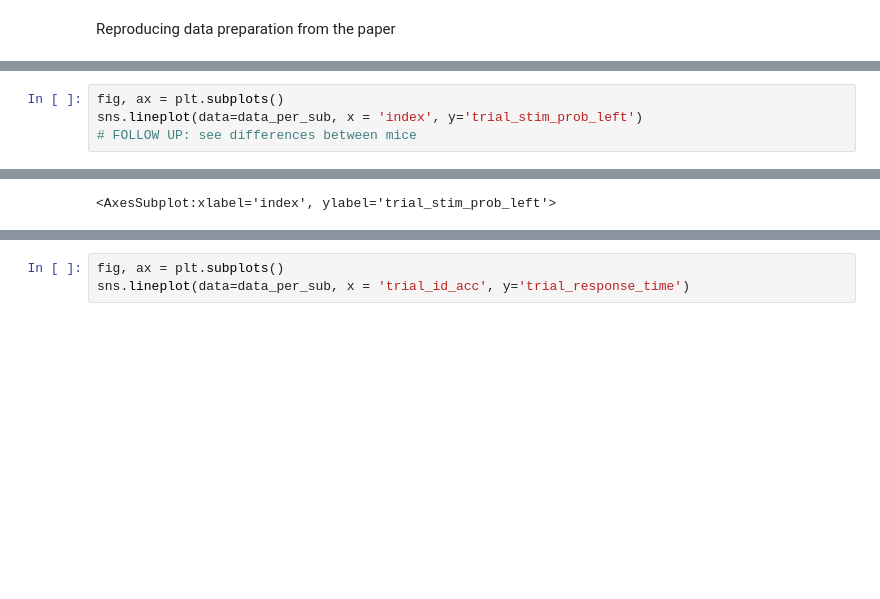
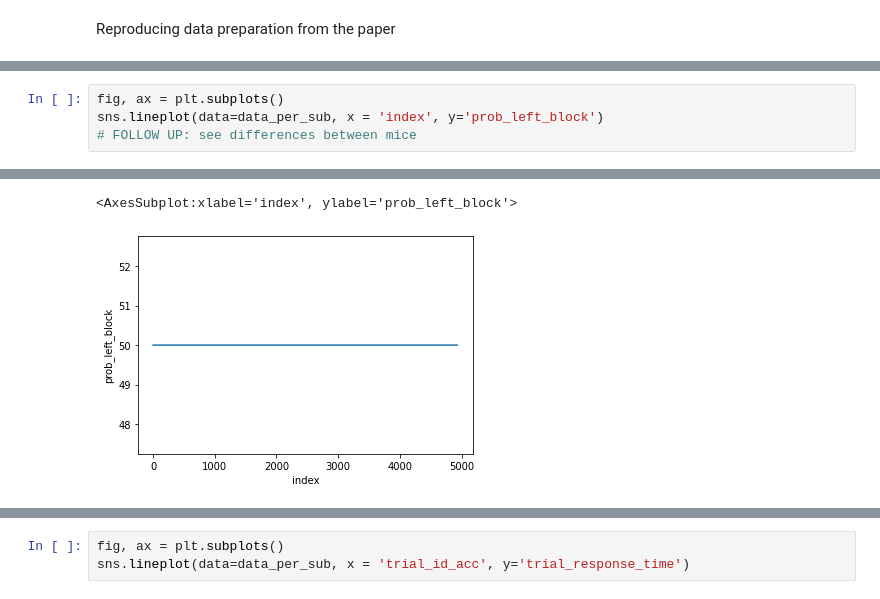
Before and after one commit to wysoczanska/Neuromatch_IBL, a Jupyter notebook: Data_exploration.ipynb, the cells around one changed output, grey strips where cells are left out. Drawn from its saved outputs; the diff is of its cells as text; blank space fills up the shorter version.

```diff
--- a/Data_exploration.ipynb
+++ b/Data_exploration.ipynb
@@ -117,5 +265,5 @@ data_per_sub[['session_start_time', 'index']].plot()
 # %%
 fig, ax = plt.subplots()
-sns.lineplot(data=data_per_sub, x = 'index', y='trial_stim_prob_left')
+sns.lineplot(data=data_per_sub, x = 'index', y='prob_left_block')
 # FOLLOW UP: see differences between mice
 # %% [output]
@@ -124 +270,2 @@ sns.lineplot(data=data_per_sub, x = 'index', y='trial_stim_prob_left')
-<AxesSubplot:xlabel='index', ylabel='trial_stim_prob_left'>
+<AxesSubplot:xlabel='index', ylabel='prob_left_block'>
+[figure, added]
```
Also changed, not shown: parts of 22 cells of this notebook.
